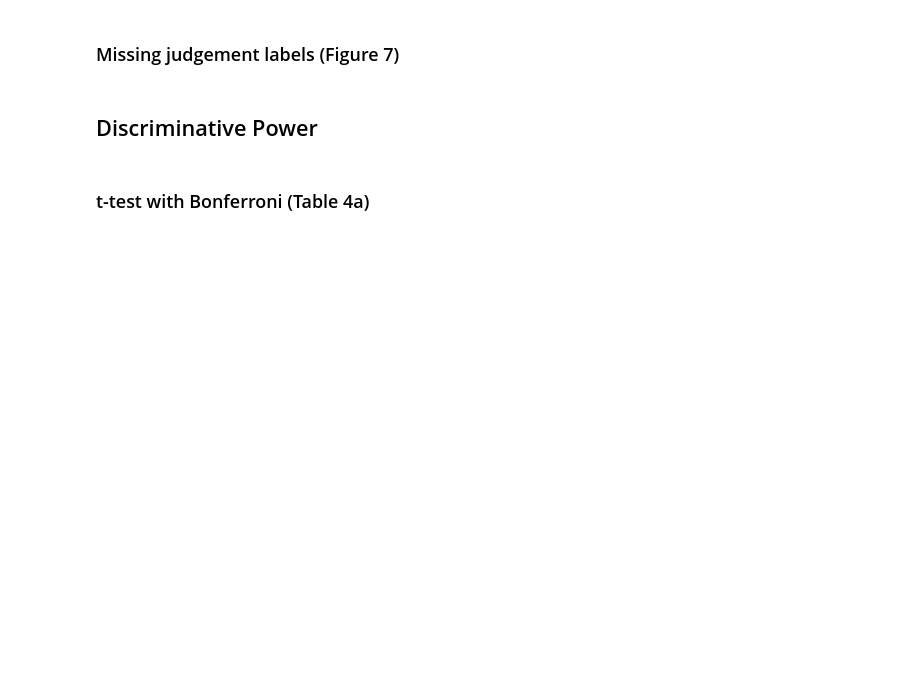
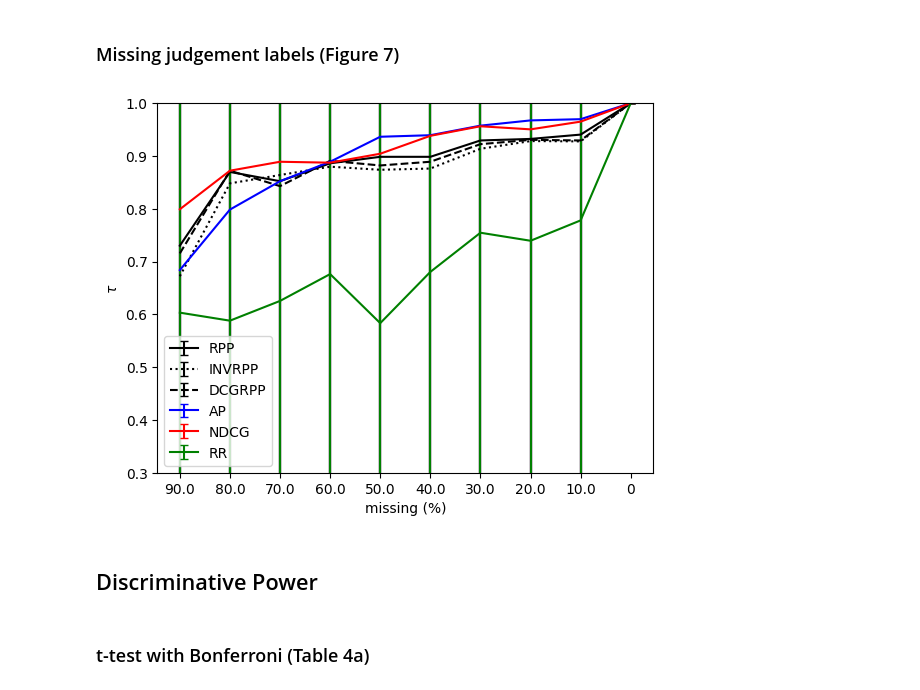
Before and after one commit to SitaraLiang/ir-rpp-project, a Jupyter notebook: experiments/vlad/statistics_on_scores.ipynb, the cells around one changed output. Saved outputs shown, nothing was run; the diff lists cells and outputs as text; code cells hidden in the pictures; blank space fills up the shorter version.

```diff
--- a/experiments/vlad/statistics_on_scores.ipynb
+++ b/experiments/vlad/statistics_on_scores.ipynb
@@ -152,3 +102,13 @@ plt.show()
+# %%
+missing_labels_tau_mean, missing_labels_tau_std = run_tau_missing_labels(
+    runs, qrels, system_orderings, num_samples=2
+)
+# %%
+plot_missing_labels(
+    missing_labels_tau_mean, missing_labels_tau_std, plot_errorbars=True
+)
+# %% [output]
+[figure, added]
 # %% [markdown]
 ## Discriminative Power
 # %% [markdown]
```
Also changed, not shown: parts of 13 cells of this notebook, 1 other file.
